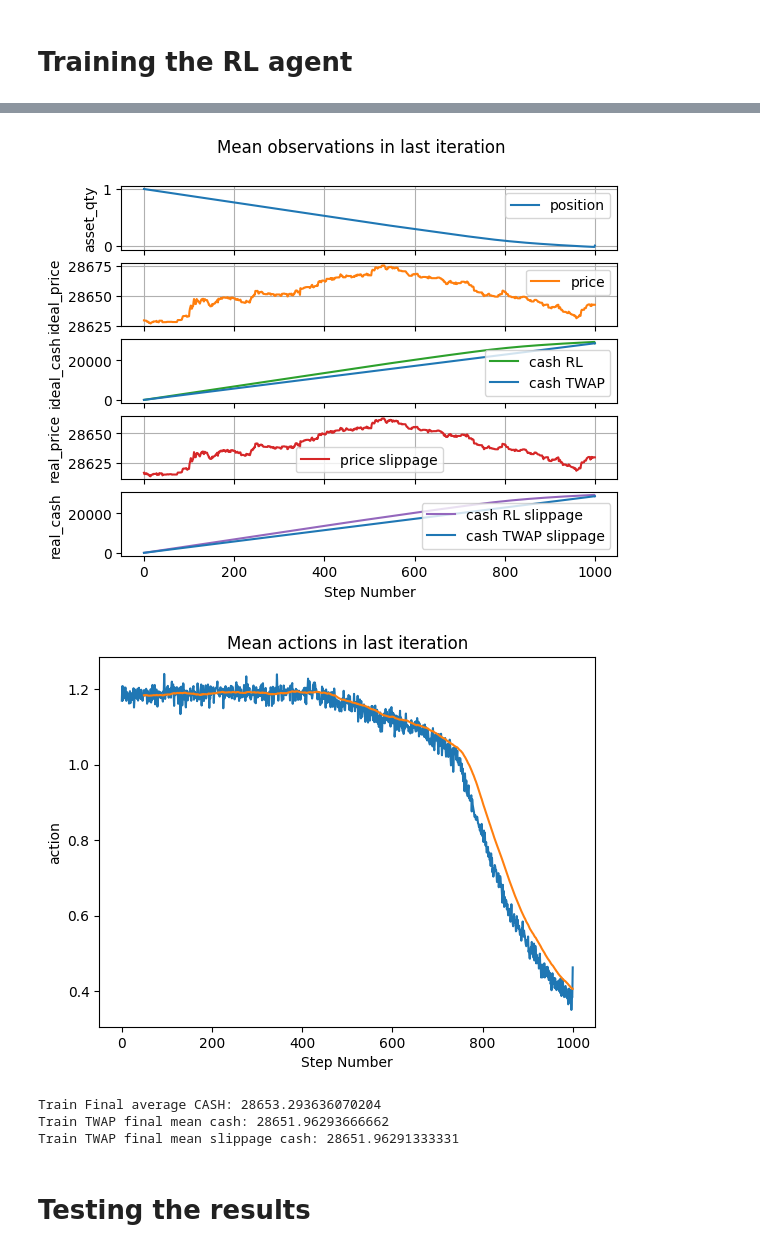
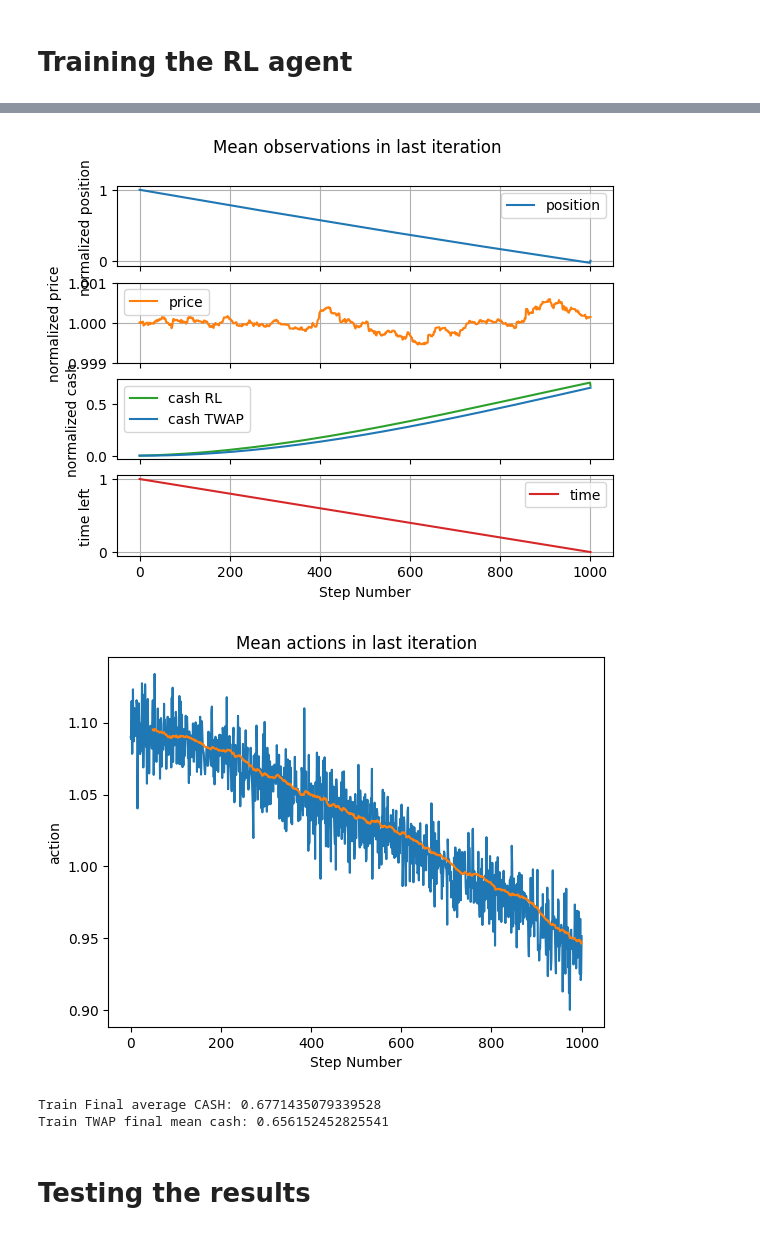
Before and after one commit to Matteus1904/RL_Optimal_Execution, a Jupyter notebook: actor_critic_historical.ipynb, the cells around one changed output, grey strips where cells are left out. Cells and saved outputs as stored; diff of their text form; code cells hidden in the pictures.

Commit message:
fix historical simulator

```diff
--- a/actor_critic_historical.ipynb
+++ b/actor_critic_historical.ipynb
@@ -36,6 +33,9 @@ columns = ['mid_price', 'bid_1_px', 'bid_1_qty', 'bid_2_qty',
 
 for column in columns:
     data[column] = data[column].astype(float)
+# %%
+train_data = data[:100000]
+test_data = data[100000:]
 # %% [markdown]
 # Test of our simulator
 # %% [markdown]
@@ -357,20 +286,21 @@ class MonteCarloSimulationScenario:
 # %% [markdown]
 # Training the RL agent
 # %%
-SEED = 14
+SEED = 0xC0FFEE
 np.random.seed(SEED)
 torch.manual_seed(SEED)
 random.seed(SEED)
 
-system = HistoricalMarketSystem(data=data, tpi=0.1, ppi=0.01, volatility=1, tc=0.)
+system = HistoricalMarketSystem(data=train_data, N_steps=1000, tc=0.01, inventory_risk = 0.001)
 
 simulator = Historical_EM_Simulator(
-    system, N_steps=1000, step_size=0.001, state_init=np.array([
-        [1.,data["bid_1_px"].iloc[0],0,data["bid_1_px"].iloc[0],0,],
-        [1.,data["bid_1_px"].iloc[0],0,data["bid_1_px"].iloc[0],0,]]).T
+    system, N_steps=system.N_steps[0], step_size=0.001, state_init=np.array([
+        [1.,1,0, 1.001],
+        [1.,1,0, 1.001]]).T
 )
 
-discount_factor = 0.999
+
+discount_factor = 0.99
 
 model = GaussianPDFModelCus(
     dim_observation=system.dim_observation,
@@ -391,7 +321,7 @@ critic_model = ModelPerceptron(
 critic_optimizer = OptimizerSampled(
     model=critic_model,
     opt_method=torch.optim.Adam,
-    opt_options=dict(lr=0.003),
+    opt_options=dict(lr=0.045),
     n_epochs=15,
     is_reinstantiate_optimizer=True,
 )
@@ -407,7 +337,7 @@ critic = Critic(
 policy_optimizer = OptimizerSampled(
     model=model,
     opt_method=torch.optim.Adam,
-    opt_options=dict(lr=0.003),
+    opt_options=dict(lr=0.045),
     is_reinstantiate_optimizer=False,
 )
 
@@ -429,7 +359,7 @@ scenario = MonteCarloSimulationScenario(
     policy=policy,
     critic=critic,
     N_episodes=6,
-    N_iterations=7,
+    N_iterations=14,
     termination_criterion=trivial_terminantion_criterion,
     discount_factor=discount_factor,
 )
@@ -448,14 +378,12 @@ scenario.plot_data()
-[figure, old version]
+[figure, new version]
-[figure, old version]
+[figure, new version]
 # %%
 print('Train Final average CASH:', scenario.last_observations.groupby(scenario.last_observations.index).mean()[2].values[-1])
 
 print('Train TWAP final mean cash:', np.array(scenario.twap).mean(axis=0)[-1][0])
-print('Train TWAP final mean slippage cash:', np.array(scenario.twap).mean(axis=0)[-1][1])
 # %% [output]
-Train Final average CASH: 28653.293636070204
-Train TWAP final mean cash: 28651.96293666662
-Train TWAP final mean slippage cash: 28651.96291333331
+Train Final average CASH: 0.6771435079339528
+Train TWAP final mean cash: 0.656152452825541
 # %% [markdown]
 # Testing the results
 # %%
```
Also changed, not shown: parts of 11 cells of this notebook, 9 other files.
